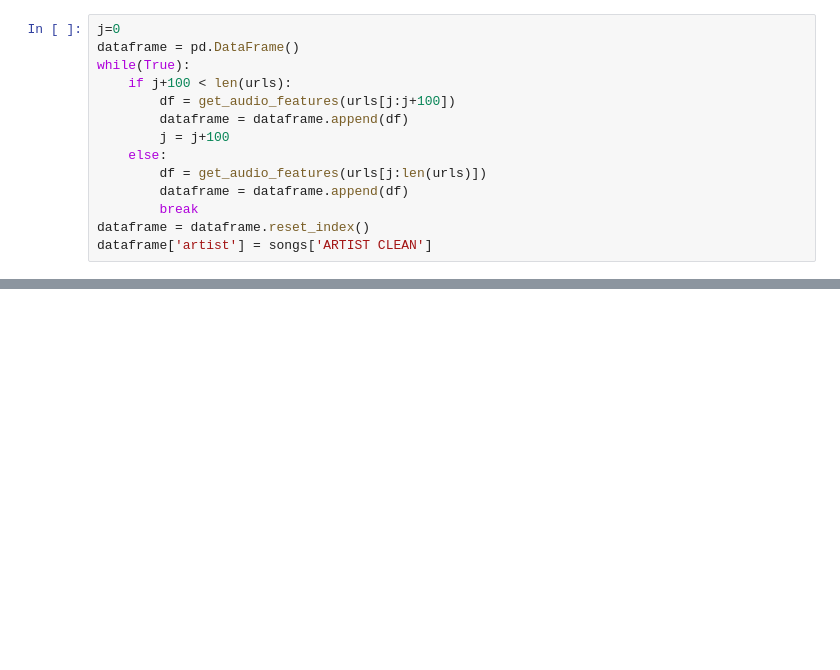
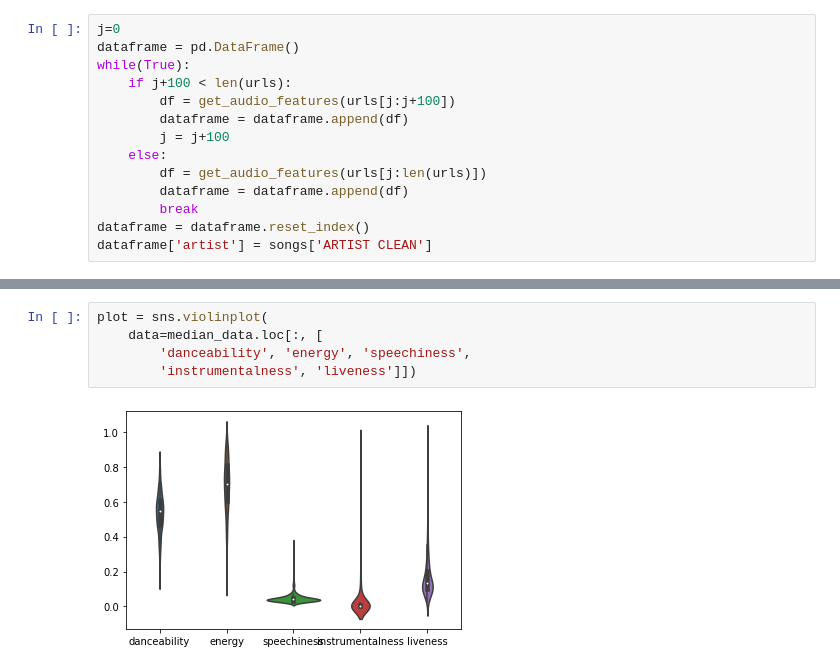
Before and after one commit to uic-cs418/cs418-s20-the-diatonics, a Jupyter notebook: CS418-Project-Rock-Data.ipynb, the cells around one changed output, grey strips where cells are left out. Saved outputs shown, nothing was run; the diff lists cells and outputs as text; blank space fills up the shorter version.

```diff
--- a/CS418-Project-Rock-Data.ipynb
+++ b/CS418-Project-Rock-Data.ipynb
@@ -111,0 +128,7 @@ dataframe
+# %%
+plot = sns.violinplot(
+    data=median_data.loc[:, [
+        'danceability', 'energy', 'speechiness',
+        'instrumentalness', 'liveness']])
+# %% [output]
+[figure, added]
```
Also changed, not shown: parts of 13 cells of this notebook.
